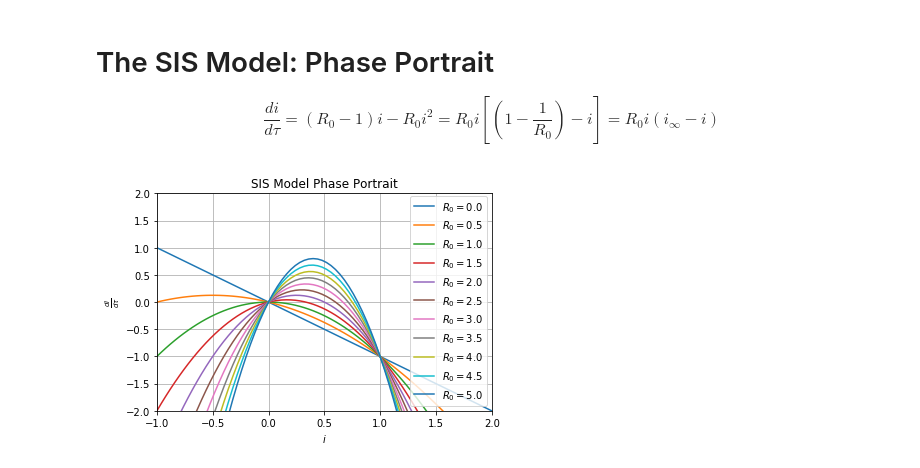
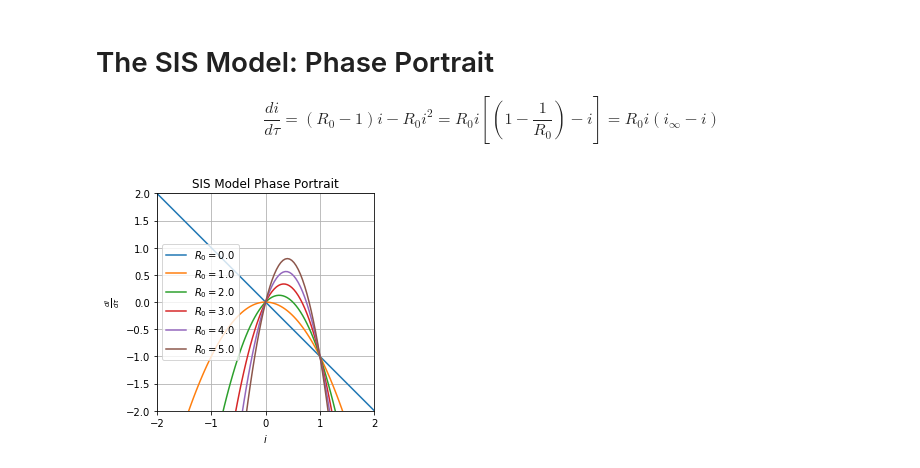
Before and after one commit to fcantelmi/morning-bytes, a Jupyter notebook: sirmodel/sirmodel.ipynb, the cells around one changed output. Saved outputs shown, nothing was run; the diff lists cells and outputs as text; code cells hidden in the pictures.

```diff
--- a/sirmodel/sirmodel.ipynb
+++ b/sirmodel/sirmodel.ipynb
@@ -339,18 +339,19 @@ To be clear, when the model reaches an endemic steady state it does not mean tha
 # %%
 import matplotlib.pyplot as plt
 import numpy as np
 
 i = np.linspace(-2, 2, 101)
-R_0 = 5
-for R_0 in np.linspace(0, 5, 11):
+
+for R_0 in np.linspace(0, 5, 6):
     plt.plot(i, (R_0-1)*i - R_0*i*i, label=r"$R_0=%s$" % R_0)
 plt.title('SIS Model Phase Portrait')
 plt.xlabel(r"$i$")
 plt.ylabel(r"$\frac{di}{d\tau}$")
-plt.xlim((-1,2))
+plt.axis('square')
+plt.xlim((-2,2))
 plt.ylim((-2,2))
 plt.grid()
 plt.legend()
 plt.show()
 # %% [output]
-[figure, old version]
+[figure, new version]
```
Also changed, not shown: parts of 1 cell of this notebook, 1 other file.
